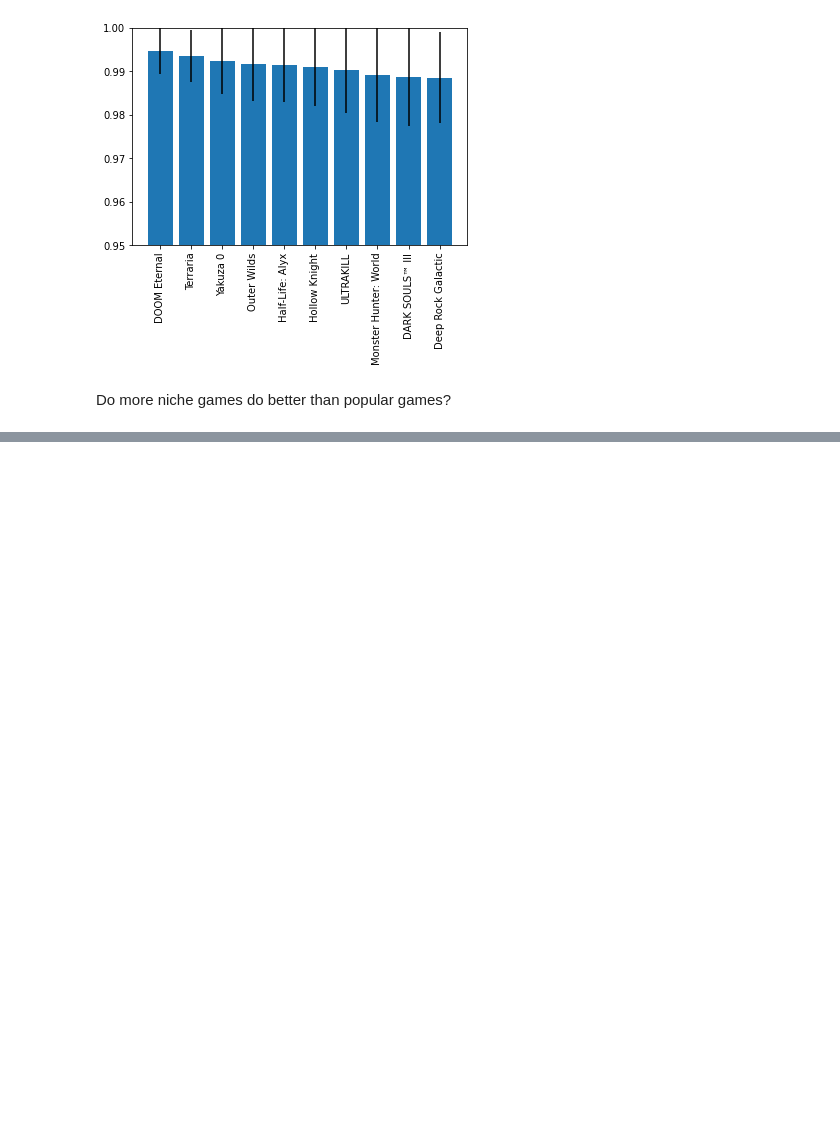
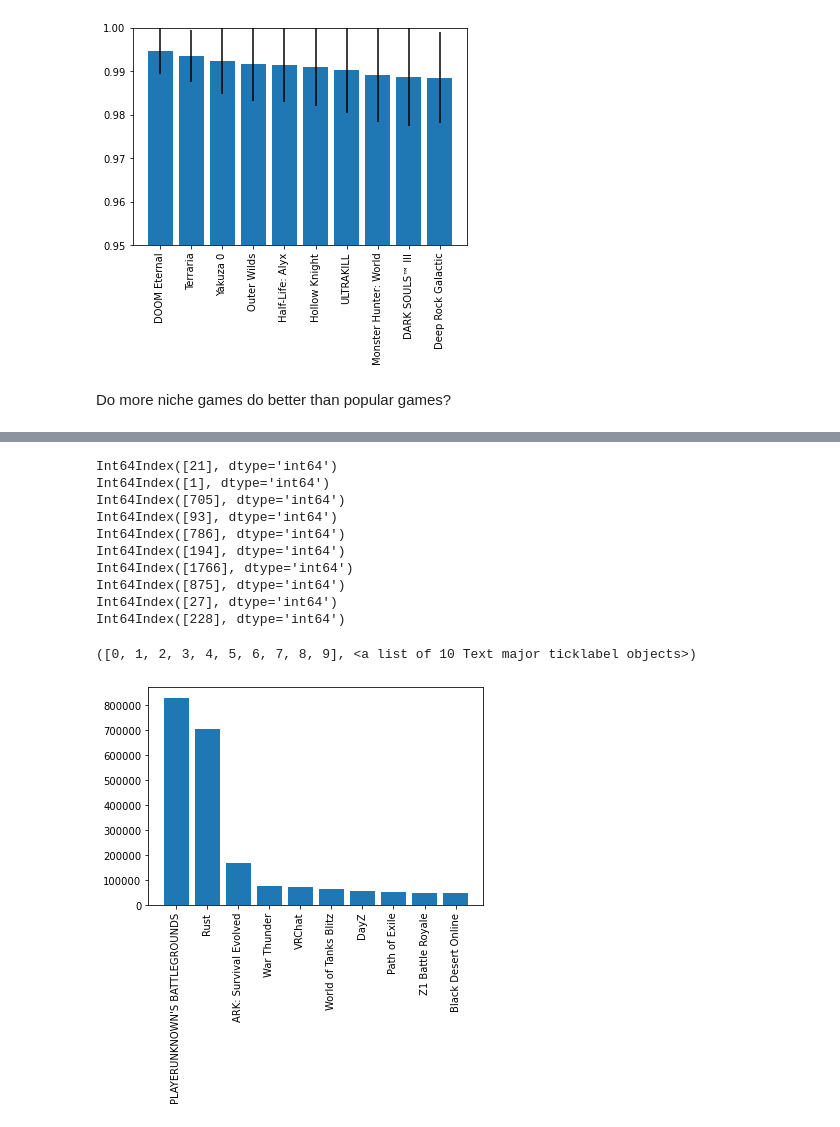
Before and after one commit to Phytolizer/csce320-final-project, a Jupyter notebook: analysis.ipynb, the cells around one changed output, grey strips where cells are left out. Drawn from its saved outputs; the diff is of its cells as text; code cells hidden in the pictures; blank space fills up the shorter version.

```diff
--- a/analysis.ipynb
+++ b/analysis.ipynb
@@ -415,0 +427,16 @@ Int64Index([271], dtype='int64')
+# %%
+plt.bar(list(map(lambda x: get_game_name(x[0]), top_genre_games["Massively Multiplayer"])), list(map(lambda x: x[1], top_genre_games["Massively Multiplayer"])))
+plt.xticks(rotation=90)
+# %% [output]
+Int64Index([21], dtype='int64')
+Int64Index([1], dtype='int64')
+Int64Index([705], dtype='int64')
+Int64Index([93], dtype='int64')
+Int64Index([786], dtype='int64')
+Int64Index([194], dtype='int64')
+Int64Index([1766], dtype='int64')
+Int64Index([875], dtype='int64')
+Int64Index([27], dtype='int64')
+Int64Index([228], dtype='int64')
+([0, 1, 2, 3, 4, 5, 6, 7, 8, 9], <a list of 10 Text major ticklabel objects>)
+[figure, added]
```
Also changed, not shown: parts of 18 cells of this notebook.
